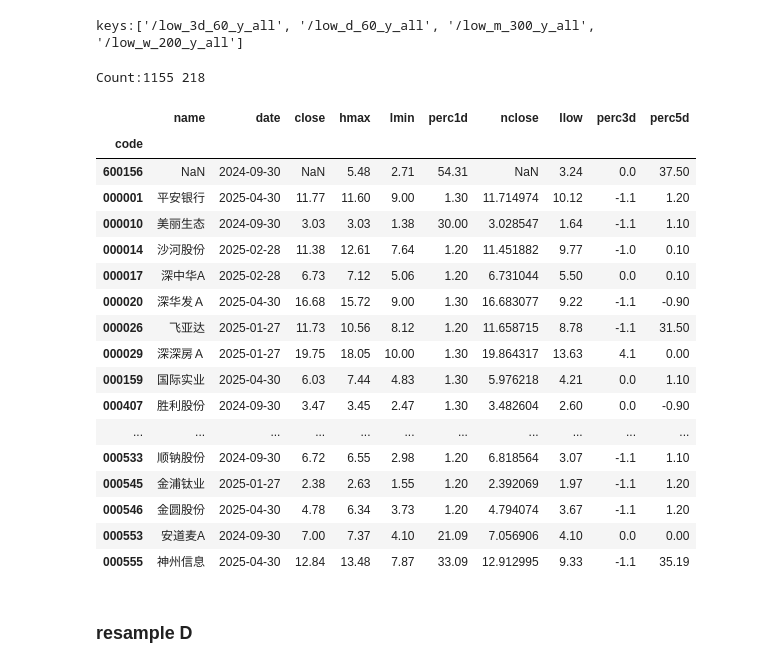
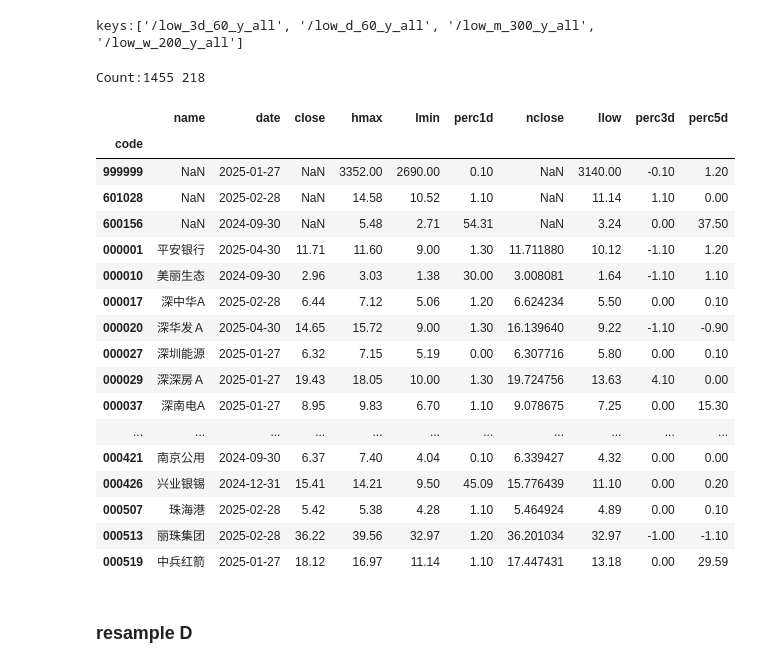
Before and after one commit to johnsonhongyi/pyQuant3, a Jupyter notebook: stock/jupyterAlgo/Quant2023/resample-monitor.ipynb, the cells around one changed output. Cells and saved outputs as stored; diff of their text form; code cells hidden in the pictures.

```diff
--- a/stock/jupyterAlgo/Quant2023/resample-monitor.ipynb
+++ b/stock/jupyterAlgo/Quant2023/resample-monitor.ipynb
@@ -464,28 +460,29 @@ tdx_m = cct.combine_dataFrame(h5_m,sinadm)
 # %% [output]
 keys:['/low_3d_60_y_all', '/low_d_60_y_all', '/low_m_300_y_all', '/low_w_200_y_all']
 # %%
-tm_code = tdx_m.query('lasth1d > lasth2d > lasth3d and lastp1d > ma51d')
+# tm_code = tdx_m.query('lastp1d > lastp2d and lasth2d > lasth3d and lastp1d > ma51d')
+tm_code = tdx_m.query('lastp1d > lastp2d and lasth2d > lasth3d and lastl2d > lastl3d and lastp1d > ma51d')
 show_tdx_data(tm_code)
 # %% [output]
-Count:1155 218
+Count:1455 218
 |  | name | date | close | hmax | lmin | perc1d | nclose | llow | perc3d | perc5d |
 | code |  |  |  |  |  |  |  |  |  |  |
-| 600156 | NaN | 2024-09-30 | NaN | 5.48 | 2.71 | 54.31 | NaN | 3.24 | 0.0 | 37.50 |
-| 000001 | 平安银行 | 2025-04-30 | 11.77 | 11.60 | 9.00 | 1.30 | 11.714974 | 10.12 | -1.1 | 1.20 |
-| 000010 | 美丽生态 | 2024-09-30 | 3.03 | 3.03 | 1.38 | 30.00 | 3.028547 | 1.64 | -1.1 | 1.10 |
-| 000014 | 沙河股份 | 2025-02-28 | 11.38 | 12.61 | 7.64 | 1.20 | 11.451882 | 9.77 | -1.0 | 0.10 |
-| 000017 | 深中华A | 2025-02-28 | 6.73 | 7.12 | 5.06 | 1.20 | 6.731044 | 5.50 | 0.0 | 0.10 |
-| 000020 | 深华发Ａ | 2025-04-30 | 16.68 | 15.72 | 9.00 | 1.30 | 16.683077 | 9.22 | -1.1 | -0.90 |
-| 000026 | 飞亚达 | 2025-01-27 | 11.73 | 10.56 | 8.12 | 1.20 | 11.658715 | 8.78 | -1.1 | 31.50 |
-| 000029 | 深深房Ａ | 2025-01-27 | 19.75 | 18.05 | 10.00 | 1.30 | 19.864317 | 13.63 | 4.1 | 0.00 |
-| 000159 | 国际实业 | 2025-04-30 | 6.03 | 7.44 | 4.83 | 1.30 | 5.976218 | 4.21 | 0.0 | 1.10 |
-| 000407 | 胜利股份 | 2024-09-30 | 3.47 | 3.45 | 2.47 | 1.30 | 3.482604 | 2.60 | 0.0 | -0.90 |
+| 999999 | NaN | 2025-01-27 | NaN | 3352.00 | 2690.00 | 0.10 | NaN | 3140.00 | -0.10 | 1.20 |
+| 601028 | NaN | 2025-02-28 | NaN | 14.58 | 10.52 | 1.10 | NaN | 11.14 | 1.10 | 0.00 |
+| 600156 | NaN | 2024-09-30 | NaN | 5.48 | 2.71 | 54.31 | NaN | 3.24 | 0.00 | 37.50 |
+| 000001 | 平安银行 | 2025-04-30 | 11.71 | 11.60 | 9.00 | 1.30 | 11.711880 | 10.12 | -1.10 | 1.20 |
+| 000010 | 美丽生态 | 2024-09-30 | 2.96 | 3.03 | 1.38 | 30.00 | 3.008081 | 1.64 | -1.10 | 1.10 |
+| 000017 | 深中华A | 2025-02-28 | 6.44 | 7.12 | 5.06 | 1.20 | 6.624234 | 5.50 | 0.00 | 0.10 |
+| 000020 | 深华发Ａ | 2025-04-30 | 14.65 | 15.72 | 9.00 | 1.30 | 16.139640 | 9.22 | -1.10 | -0.90 |
+| 000027 | 深圳能源 | 2025-01-27 | 6.32 | 7.15 | 5.19 | 0.00 | 6.307716 | 5.80 | 0.00 | 0.10 |
+| 000029 | 深深房Ａ | 2025-01-27 | 19.43 | 18.05 | 10.00 | 1.30 | 19.724756 | 13.63 | 4.10 | 0.00 |
+| 000037 | 深南电A | 2025-01-27 | 8.95 | 9.83 | 6.70 | 1.10 | 9.078675 | 7.25 | 0.00 | 15.30 |
 | ... | ... | ... | ... | ... | ... | ... | ... | ... | ... | ... |
-| 000533 | 顺钠股份 | 2024-09-30 | 6.72 | 6.55 | 2.98 | 1.20 | 6.818564 | 3.07 | -1.1 | 1.10 |
-| 000545 | 金浦钛业 | 2025-01-27 | 2.38 | 2.63 | 1.55 | 1.20 | 2.392069 | 1.97 | -1.1 | 1.20 |
-| 000546 | 金圆股份 | 2025-04-30 | 4.78 | 6.34 | 3.73 | 1.20 | 4.794074 | 3.67 | -1.1 | 1.20 |
-| 000553 | 安道麦A | 2024-09-30 | 7.00 | 7.37 | 4.10 | 21.09 | 7.056906 | 4.10 | 0.0 | 0.00 |
-| 000555 | 神州信息 | 2025-04-30 | 12.84 | 13.48 | 7.87 | 33.09 | 12.912995 | 9.33 | -1.1 | 35.19 |
+| 000421 | 南京公用 | 2024-09-30 | 6.37 | 7.40 | 4.04 | 0.10 | 6.339427 | 4.32 | 0.00 | 0.00 |
+| 000426 | 兴业银锡 | 2024-12-31 | 15.41 | 14.21 | 9.50 | 45.09 | 15.776439 | 11.10 | 0.00 | 0.20 |
+| 000507 | 珠海港 | 2025-02-28 | 5.42 | 5.38 | 4.28 | 1.10 | 5.464924 | 4.89 | 0.00 | 0.10 |
+| 000513 | 丽珠集团 | 2025-02-28 | 36.22 | 39.56 | 32.97 | 1.20 | 36.201034 | 32.97 | -1.00 | -1.10 |
+| 000519 | 中兵红箭 | 2025-01-27 | 18.12 | 16.97 | 11.14 | 1.10 | 17.447431 | 13.18 | 0.00 | 29.59 |
 # %% [markdown]
 ### resample D
 # %%
```
Also changed, not shown: parts of 19 cells of this notebook, 3 other files.
